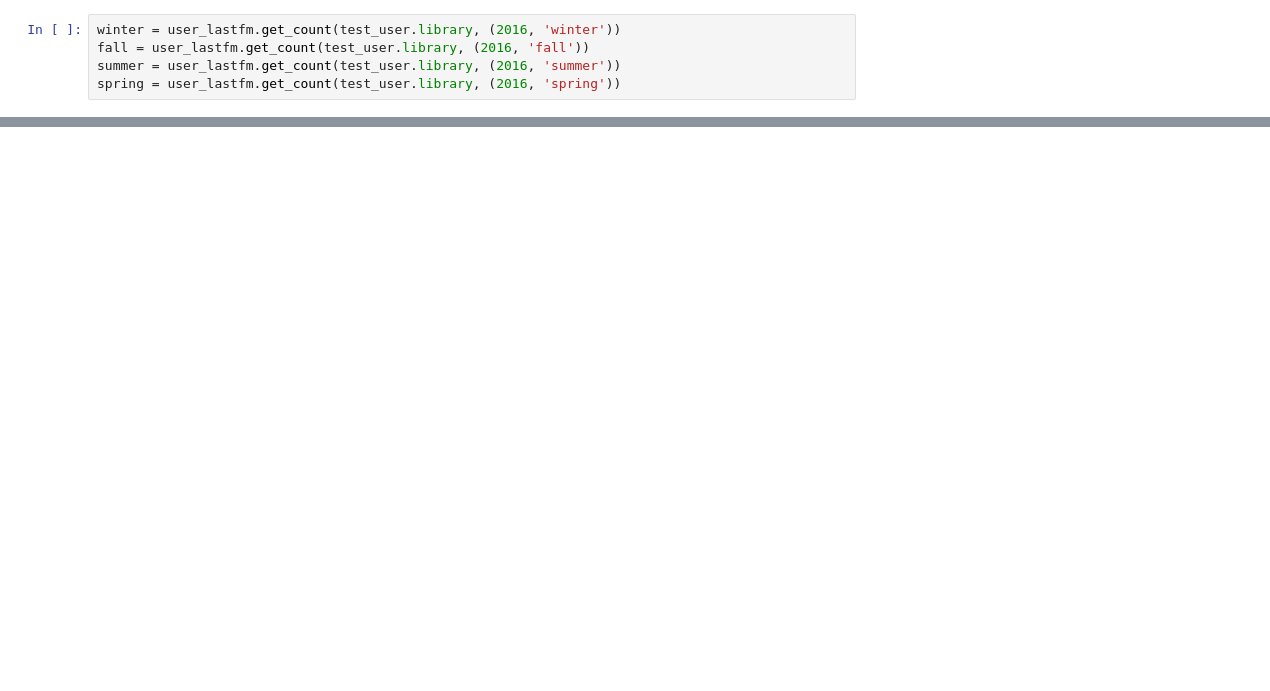
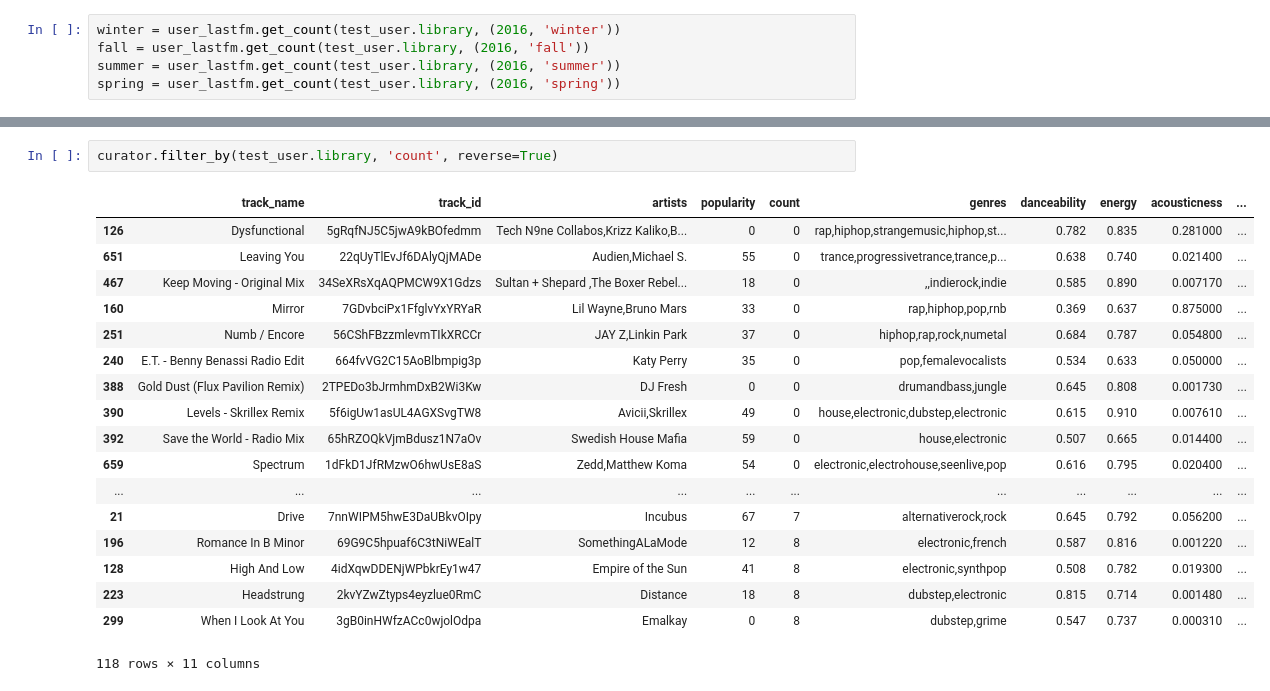
Before and after one commit to chaseWilliams/moodify, a Jupyter notebook: test_environment.ipynb, the cells around one changed output, grey strips where cells are left out. Saved outputs shown, nothing was run; the diff lists cells and outputs as text; blank space fills up the shorter version.

```diff
--- a/test_environment.ipynb
+++ b/test_environment.ipynb
@@ -91,0 +99,21 @@ curator.tag_filter(test_user.library, 'rap')
+# %%
+curator.filter_by(test_user.library, 'count', reverse=True)
+# %% [output]
+|  | track_name | track_id | artists | popularity | count | genres | danceability | energy | acousticness | ... |
+| 126 | Dysfunctional | 5gRqfNJ5C5jwA9kBOfedmm | Tech N9ne Collabos,Krizz Kaliko,B... | 0 | 0 | rap,hiphop,strangemusic,hiphop,st... | 0.782 | 0.835 | 0.281000 | ... |
+| 651 | Leaving You | 22qUyTlEvJf6DAlyQjMADe | Audien,Michael S. | 55 | 0 | trance,progressivetrance,trance,p... | 0.638 | 0.740 | 0.021400 | ... |
+| 467 | Keep Moving - Original Mix | 34SeXRsXqAQPMCW9X1Gdzs | Sultan + Shepard ,The Boxer Rebel... | 18 | 0 | ,,indierock,indie | 0.585 | 0.890 | 0.007170 | ... |
+| 160 | Mirror | 7GDvbciPx1FfglvYxYRYaR | Lil Wayne,Bruno Mars | 33 | 0 | rap,hiphop,pop,rnb | 0.369 | 0.637 | 0.875000 | ... |
+| 251 | Numb / Encore | 56CShFBzzmlevmTIkXRCCr | JAY Z,Linkin Park | 37 | 0 | hiphop,rap,rock,numetal | 0.684 | 0.787 | 0.054800 | ... |
+| 240 | E.T. - Benny Benassi Radio Edit | 664fvVG2C15AoBlbmpig3p | Katy Perry | 35 | 0 | pop,femalevocalists | 0.534 | 0.633 | 0.050000 | ... |
+| 388 | Gold Dust (Flux Pavilion Remix) | 2TPEDo3bJrmhmDxB2Wi3Kw | DJ Fresh | 0 | 0 | drumandbass,jungle | 0.645 | 0.808 | 0.001730 | ... |
+| 390 | Levels - Skrillex Remix | 5f6igUw1asUL4AGXSvgTW8 | Avicii,Skrillex | 49 | 0 | house,electronic,dubstep,electronic | 0.615 | 0.910 | 0.007610 | ... |
+| 392 | Save the World - Radio Mix | 65hRZOQkVjmBdusz1N7aOv | Swedish House Mafia | 59 | 0 | house,electronic | 0.507 | 0.665 | 0.014400 | ... |
+| 659 | Spectrum | 1dFkD1JfRMzwO6hwUsE8aS | Zedd,Matthew Koma | 54 | 0 | electronic,electrohouse,seenlive,pop | 0.616 | 0.795 | 0.020400 | ... |
+| ... | ... | ... | ... | ... | ... | ... | ... | ... | ... | ... |
+| 21 | Drive | 7nnWIPM5hwE3DaUBkvOIpy | Incubus | 67 | 7 | alternativerock,rock | 0.645 | 0.792 | 0.056200 | ... |
+| 196 | Romance In B Minor | 69G9C5hpuaf6C3tNiWEalT | SomethingALaMode | 12 | 8 | electronic,french | 0.587 | 0.816 | 0.001220 | ... |
+| 128 | High And Low | 4idXqwDDENjWPbkrEy1w47 | Empire of the Sun | 41 | 8 | electronic,synthpop | 0.508 | 0.782 | 0.019300 | ... |
+| 223 | Headstrung | 2kvYZwZtyps4eyzlue0RmC | Distance | 18 | 8 | dubstep,electronic | 0.815 | 0.714 | 0.001480 | ... |
+| 299 | When I Look At You | 3gB0inHWfzACc0wjolOdpa | Emalkay | 0 | 8 | dubstep,grime | 0.547 | 0.737 | 0.000310 | ... |
+118 rows × 11 columns
```
Also changed, not shown: parts of 10 cells of this notebook, 3 other files.
